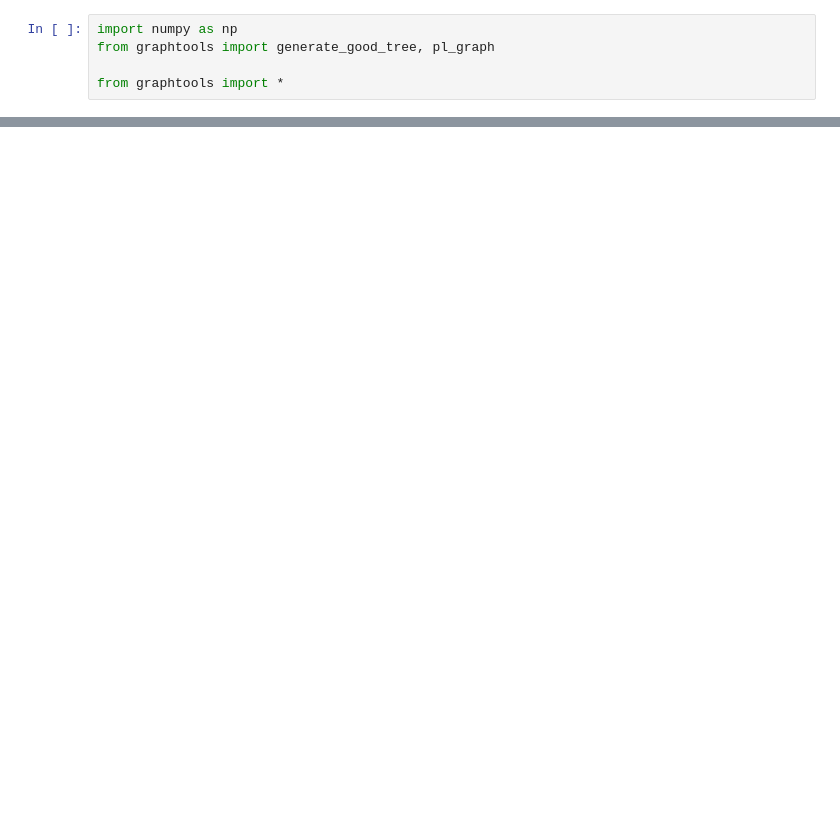
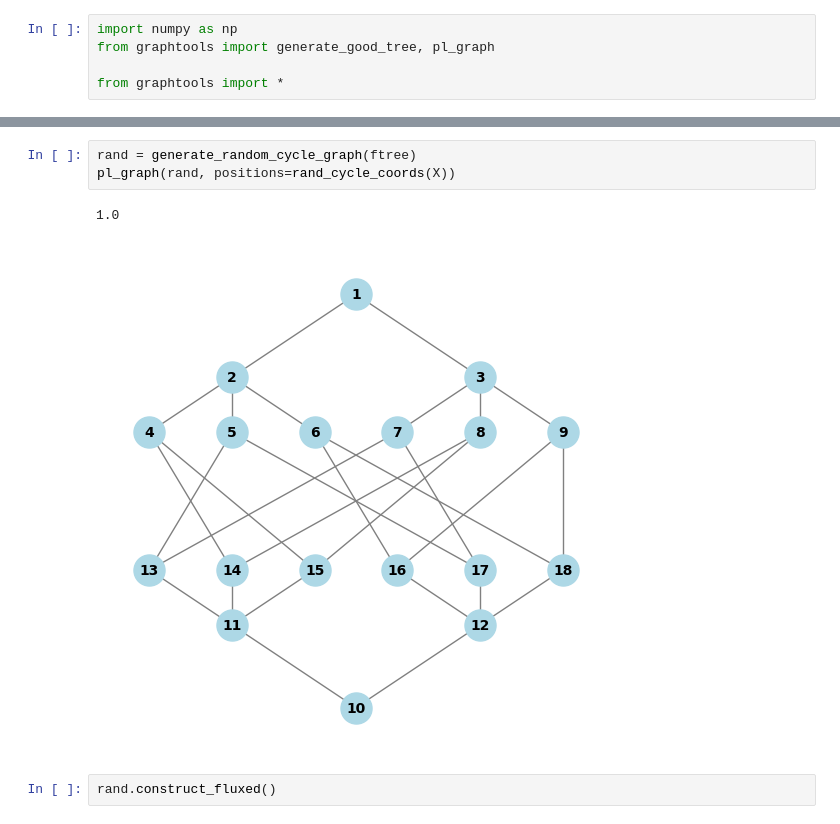
Before and after one commit to cgs2155/RandomCycles, a Jupyter notebook: proto.ipynb, the cells around one changed output, grey strips where cells are left out. Cells and saved outputs as stored; diff of their text form; blank space fills up the shorter version.

```diff
--- a/proto.ipynb
+++ b/proto.ipynb
@@ -64,0 +54,8 @@ coords
+# %%
+rand = generate_random_cycle_graph(ftree)
+pl_graph(rand, positions=rand_cycle_coords(X))
+# %% [output]
+1.0
+[figure, added]
+# %%
+rand.construct_fluxed()
```
Also changed, not shown: parts of 16 cells of this notebook, 4 other files.
